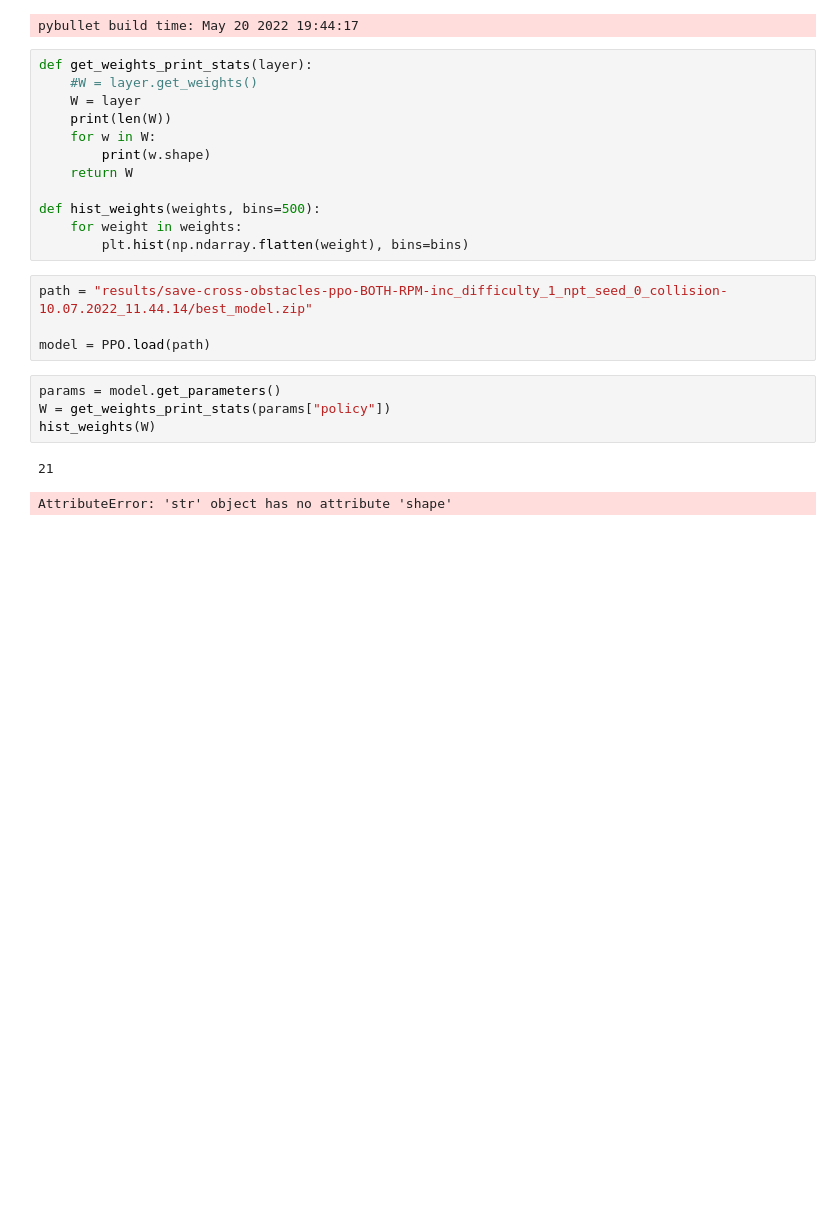
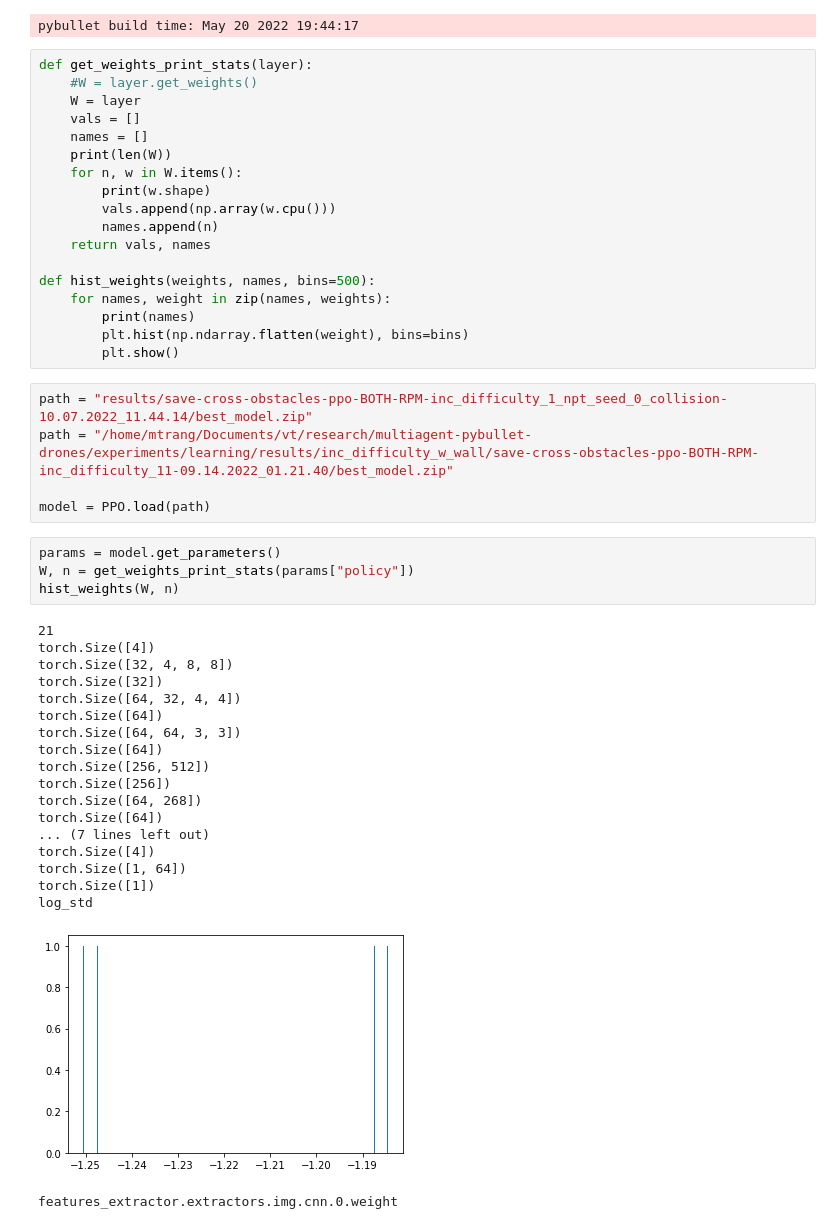
Before and after one commit to trangml/multi-task-pybullet-drones, a Jupyter notebook: experiments/learning/visualize_policy.ipynb, the cells around one changed output. Cells and saved outputs as stored; diff of their text form; blank space fills up the shorter version.

```diff
--- a/experiments/learning/visualize_policy.ipynb
+++ b/experiments/learning/visualize_policy.ipynb
@@ -41,22 +41,46 @@ pybullet build time: May 20 2022 19:44:17
 def get_weights_print_stats(layer):
     #W = layer.get_weights()
     W = layer
+    vals = []
+    names = []
     print(len(W))
-    for w in W:
+    for n, w in W.items():
         print(w.shape)
-    return W
+        vals.append(np.array(w.cpu()))
+        names.append(n)
+    return vals, names
 
-def hist_weights(weights, bins=500):
-    for weight in weights:
+def hist_weights(weights, names, bins=500):
+    for names, weight in zip(names, weights):
+        print(names)
         plt.hist(np.ndarray.flatten(weight), bins=bins)
+        plt.show()
 # %%
 path = "results/save-cross-obstacles-ppo-BOTH-RPM-inc_difficulty_1_npt_seed_0_collision-10.07.2022_11.44.14/best_model.zip"
+path = "/home/mtrang/Documents/vt/research/multiagent-pybullet-drones/experiments/learning/results/inc_difficulty_w_wall/save-cross-obstacles-ppo-BOTH-RPM-inc_difficulty_11-09.14.2022_01.21.40/best_model.zip"
 
 model = PPO.load(path)
 # %%
 params = model.get_parameters()
-W = get_weights_print_stats(params["policy"])
-hist_weights(W)
+W, n = get_weights_print_stats(params["policy"])
+hist_weights(W, n)
 # %% [output]
 21
+torch.Size([4])
+torch.Size([32, 4, 8, 8])
+torch.Size([32])
+torch.Size([64, 32, 4, 4])
+torch.Size([64])
+torch.Size([64, 64, 3, 3])
+torch.Size([64])
+torch.Size([256, 512])
+torch.Size([256])
+torch.Size([64, 268])
+torch.Size([64])
+... (7 lines left out)
+torch.Size([4])
+torch.Size([1, 64])
+torch.Size([1])
+log_std
+[figure, added]
-AttributeError: 'str' object has no attribute 'shape'
+features_extractor.extractors.img.cnn.0.weight
```
Also changed, not shown: parts of 1 cell of this notebook, 5 other files.
